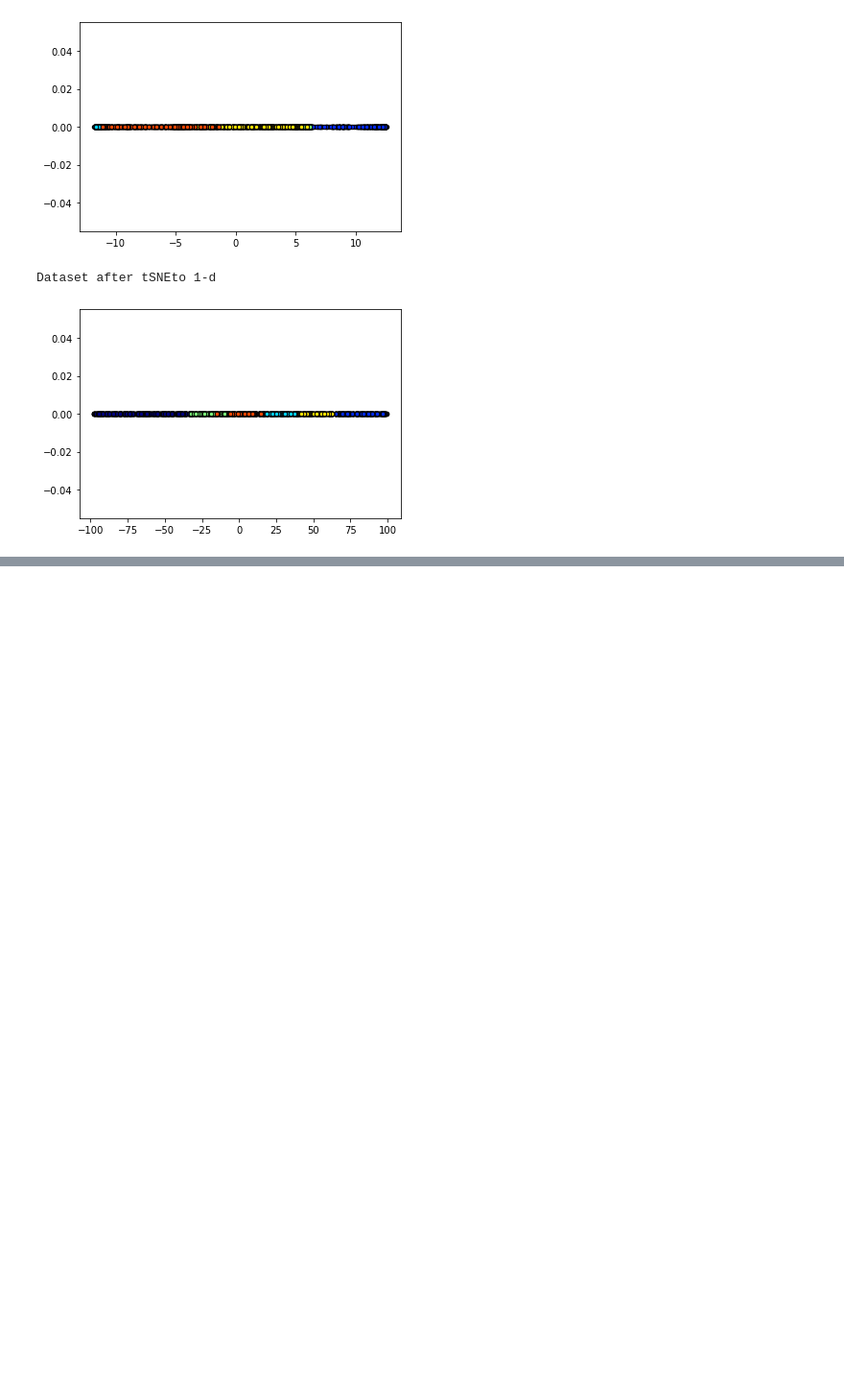
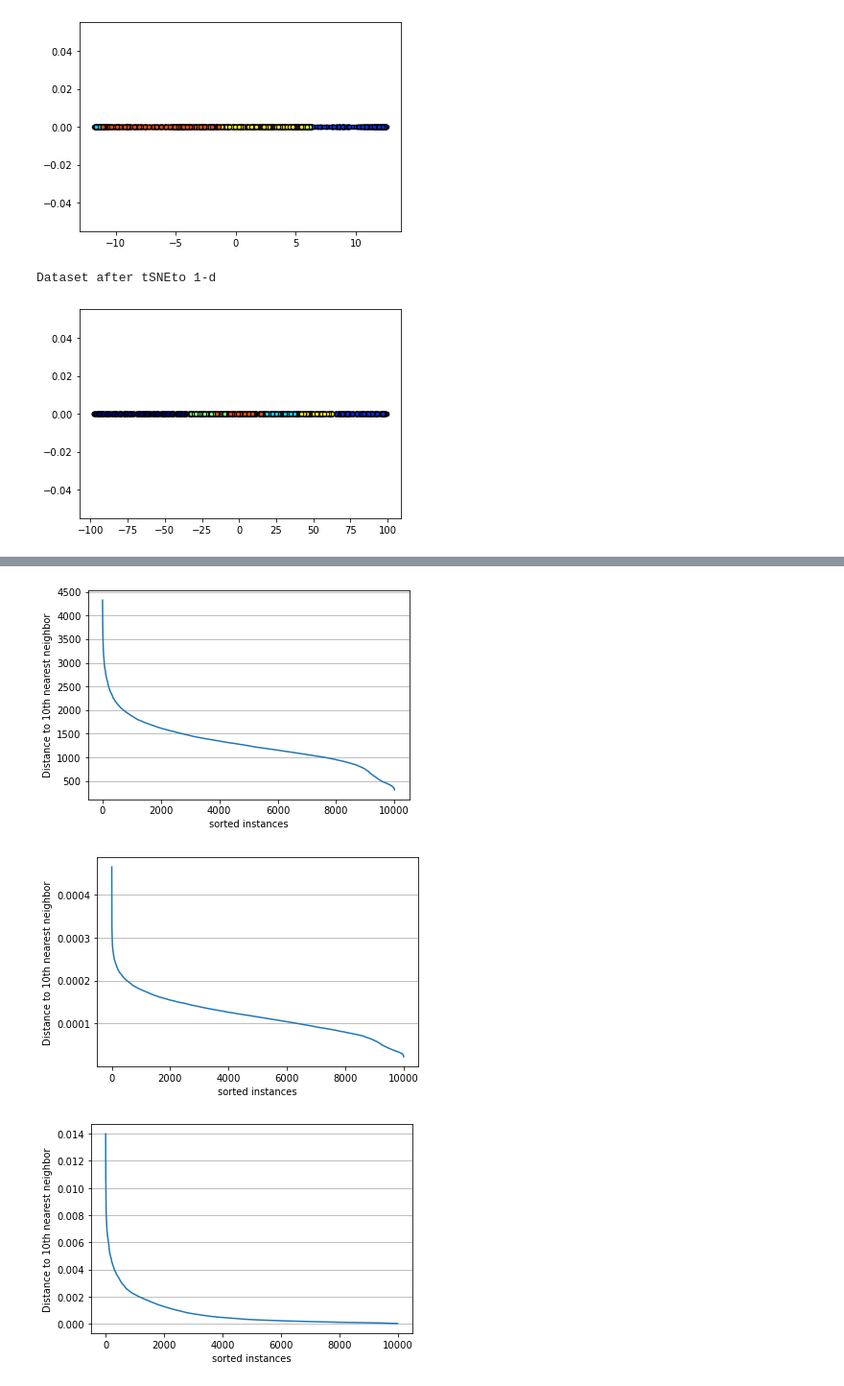
Before and after one commit to jaymberman/sklearn_guide, a Jupyter notebook: sklearn_guide.ipynb, the cells around one changed output, grey strips where cells are left out. Shown at 96% size. Cells and saved outputs as stored; diff of their text form; code cells hidden in the pictures; blank space fills up the shorter version.

```diff
--- a/sklearn_guide.ipynb
+++ b/sklearn_guide.ipynb
@@ -2478,0 +3004,21 @@ Dataset after tSNEto 1-d
+# %%
+from sklearn.manifold import Isomap, SpectralEmbedding, LocallyLinearEmbedding
+
+X = mnist.data[:10000]
+y = mnist.target[:10000]
+
+iso = Isomap(n_components=5)
+se = SpectralEmbedding(n_components=5)
+lle = LocallyLinearEmbedding(n_components=5)
+
+X_iso = iso.fit_transform(X)
+X_se = se.fit_transform(X)
+X_lle = lle.fit_transform(X)
+# %%
+k_neighbors_dist_plot(X_iso, n_neighbors=10)
+k_neighbors_dist_plot(X_se, n_neighbors=10)
+k_neighbors_dist_plot(X_lle, n_neighbors=10)
+# %% [output]
+[figure, added]
+[figure, added]
+[figure, added]
```
Also changed, not shown: parts of 29 cells of this notebook, 7 other files.
